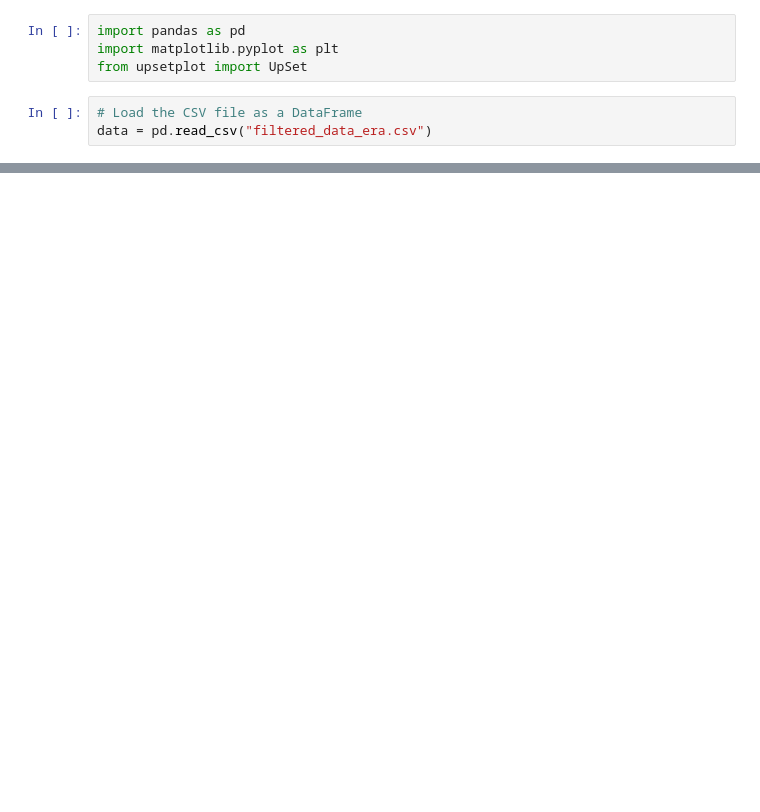
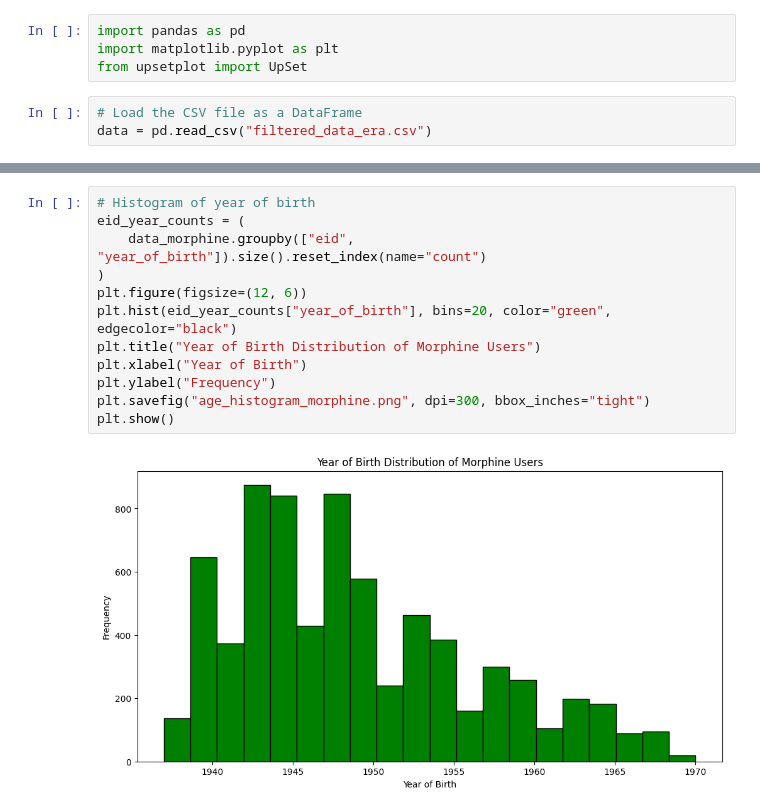
Before and after one commit to spicadust/Project_PerMed, a Jupyter notebook: eda_lucia/make_eda_figures.ipynb, the cells around one changed output, grey strips where cells are left out. Drawn from its saved outputs; the diff is of its cells as text; blank space fills up the shorter version.

```diff
--- a/eda_lucia/make_eda_figures.ipynb
+++ b/eda_lucia/make_eda_figures.ipynb
@@ -99,0 +121,14 @@ plt.show()
+# %%
+# Histogram of year of birth
+eid_year_counts = (
+    data_morphine.groupby(["eid", "year_of_birth"]).size().reset_index(name="count")
+)
+plt.figure(figsize=(12, 6))
+plt.hist(eid_year_counts["year_of_birth"], bins=20, color="green", edgecolor="black")
+plt.title("Year of Birth Distribution of Morphine Users")
+plt.xlabel("Year of Birth")
+plt.ylabel("Frequency")
+plt.savefig("age_histogram_morphine.png", dpi=300, bbox_inches="tight")
+plt.show()
+# %% [output]
+[figure, added]
```
Also changed, not shown: parts of 7 cells of this notebook, 4 other files.
